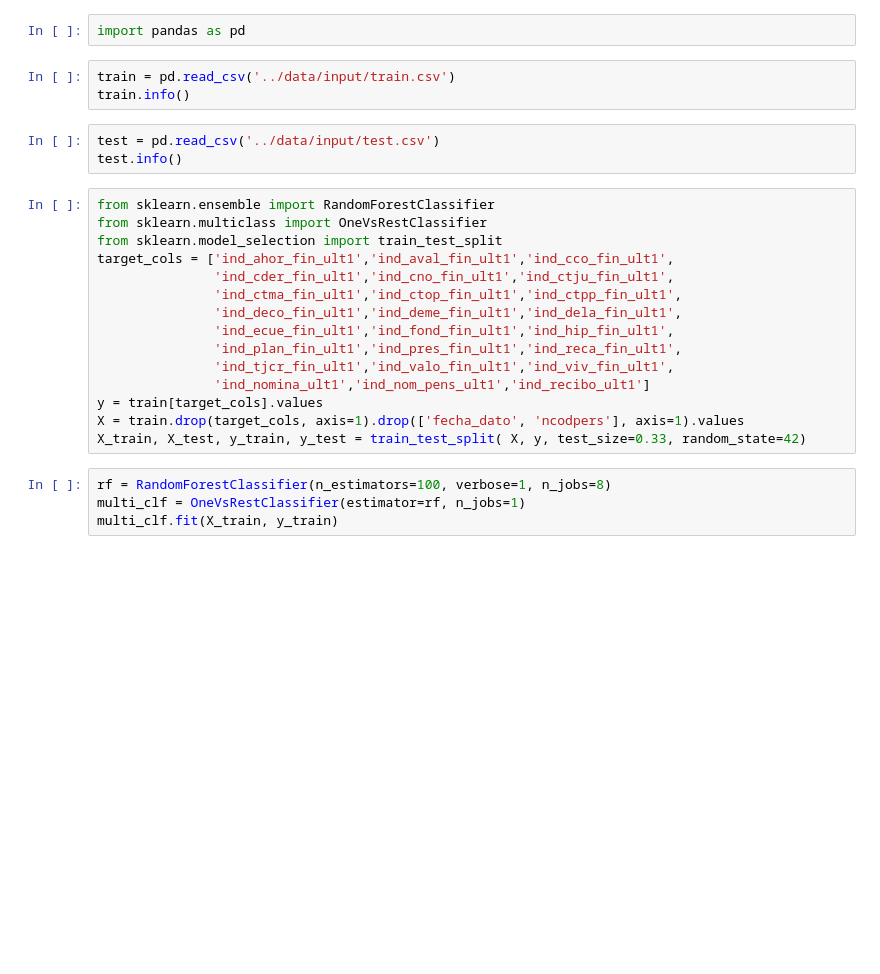
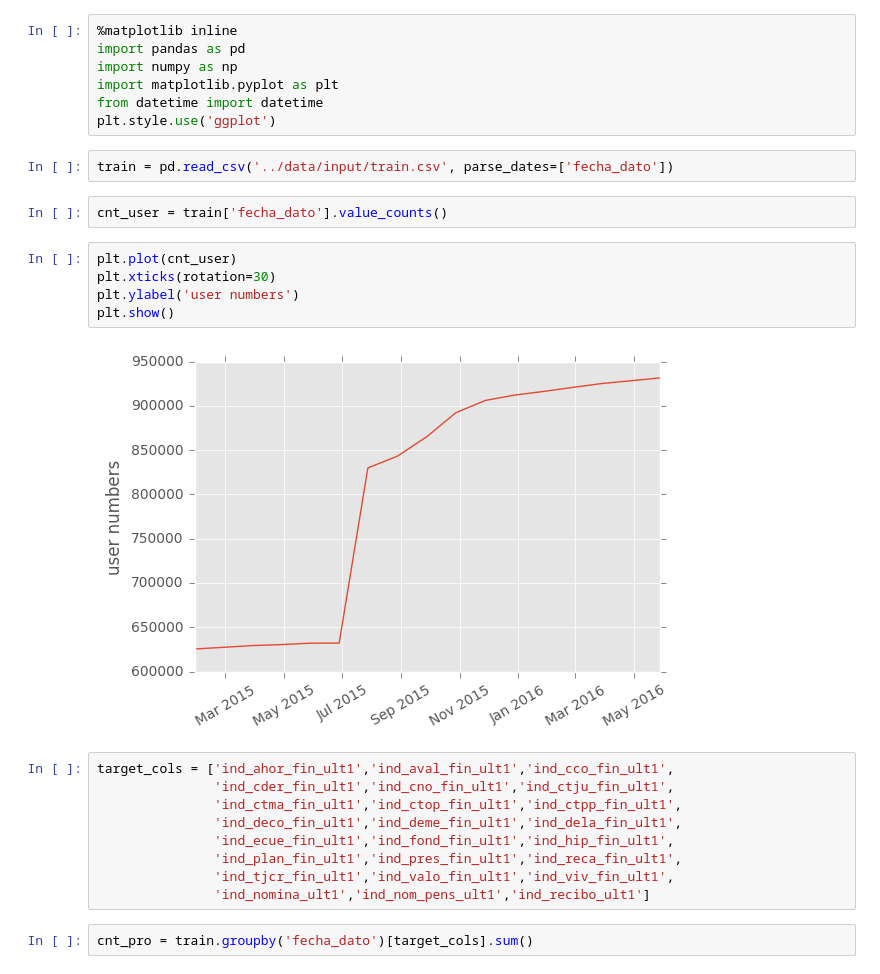
Before and after one commit to MedAlyH/Santander-Product-Recommendation, a Jupyter notebook: notebook/EDA.ipynb, the cells around one changed output. Saved outputs shown, nothing was run; the diff lists cells and outputs as text; blank space fills up the shorter version.

```diff
--- a/notebook/EDA.ipynb
+++ b/notebook/EDA.ipynb
@@ -1,15 +1,22 @@
-# %%
-import pandas as pd
+# %%
+%matplotlib inline
+import pandas as pd
+import numpy as np
+import matplotlib.pyplot as plt
+from datetime import datetime
+plt.style.use('ggplot')
 # %%
-train = pd.read_csv('../data/input/train.csv')
-train.info()
+train = pd.read_csv('../data/input/train.csv', parse_dates=['fecha_dato'])
-# %%
-test = pd.read_csv('../data/input/test.csv')
-test.info()
+# %%
+cnt_user = train['fecha_dato'].value_counts()
+# %%
+plt.plot(cnt_user)
+plt.xticks(rotation=30)
+plt.ylabel('user numbers')
+plt.show()
+# %% [output]
+[figure, added]
 # %%
-from sklearn.ensemble import RandomForestClassifier
-from sklearn.multiclass import OneVsRestClassifier
-from sklearn.model_selection import train_test_split
 target_cols = ['ind_ahor_fin_ult1','ind_aval_fin_ult1','ind_cco_fin_ult1',
                'ind_cder_fin_ult1','ind_cno_fin_ult1','ind_ctju_fin_ult1',
                'ind_ctma_fin_ult1','ind_ctop_fin_ult1','ind_ctpp_fin_ult1',
@@ -18,10 +25,5 @@ target_cols = ['ind_ahor_fin_ult1','ind_aval_fin_ult1','ind_cco_fin_ult1',
                'ind_plan_fin_ult1','ind_pres_fin_ult1','ind_reca_fin_ult1',
                'ind_tjcr_fin_ult1','ind_valo_fin_ult1','ind_viv_fin_ult1',
                'ind_nomina_ult1','ind_nom_pens_ult1','ind_recibo_ult1']
-y = train[target_cols].values
-X = train.drop(target_cols, axis=1).drop(['fecha_dato', 'ncodpers'], axis=1).values
-X_train, X_test, y_train, y_test = train_test_split( X, y, test_size=0.33, random_state=42)
-# %%
-rf = RandomForestClassifier(n_estimators=100, verbose=1, n_jobs=8)
-multi_clf = OneVsRestClassifier(estimator=rf, n_jobs=1)
-multi_clf.fit(X_train, y_train)
+# %%
+cnt_pro = train.groupby('fecha_dato')[target_cols].sum()
```
Also changed, not shown: parts of 2 cells of this notebook, 3 other files.
